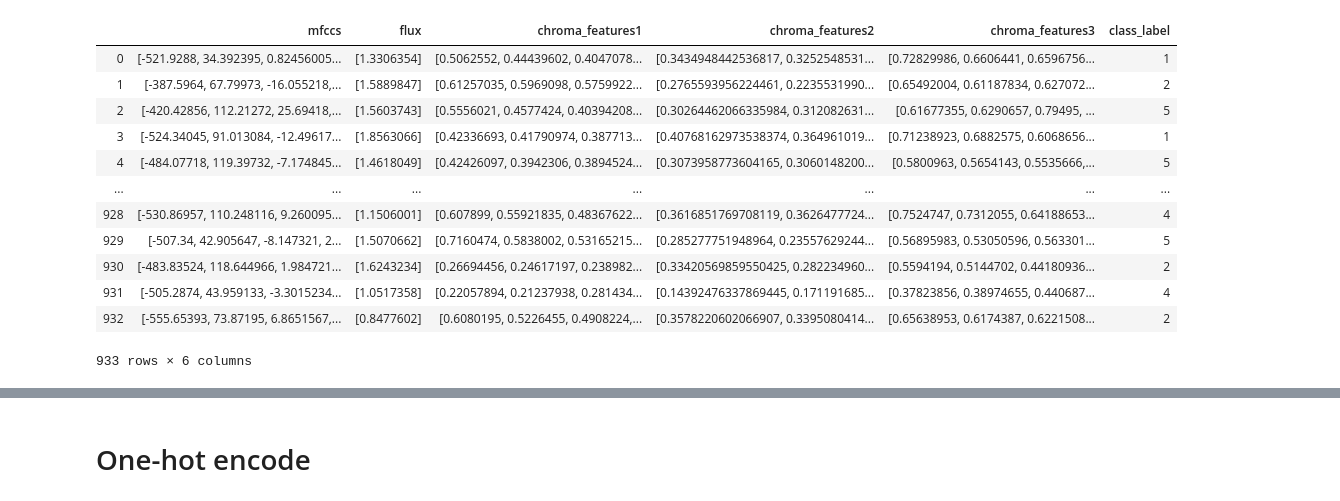
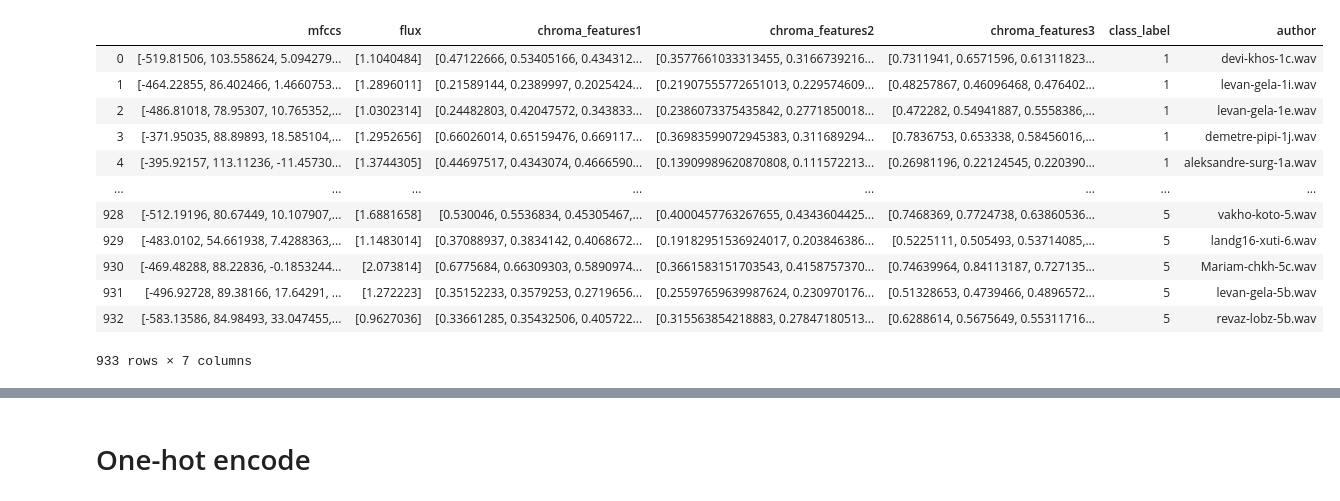
Before and after one commit to tbedi17/Number-Recognition-From-Audio-Files, a Jupyter notebook: train_and_test.ipynb, the cells around one changed output, grey strips where cells are left out. Cells and saved outputs as stored; diff of their text form; code cells hidden in the pictures.

```diff
--- a/train_and_test.ipynb
+++ b/train_and_test.ipynb
@@ -35,8 +35,9 @@ def get_all_features(folder):
             except Exception as e:
                 print("Extraction error")
                 continue
-            all_features.append(features +  [label + 1])
-    data = pd.DataFrame(all_features, columns=['mfccs', 'flux', 'chroma_features1', 'chroma_features2', 'chroma_features3', 'class_label'])
+            sub_strs= file_name.split('/')
+            all_features.append(features +  [label + 1]+[sub_strs[-1]])
+    data = pd.DataFrame(all_features, columns=['mfccs', 'flux', 'chroma_features1', 'chroma_features2', 'chroma_features3', 'class_label','author'])
     return data
 # %%
 def get_mfcc(audio, sr):
@@ -84,21 +85,21 @@ def get_pitch(audio, sr):
 # %%
 data = get_all_features('data')
 # %%
-data = data.sample(frac=1).reset_index(drop=True)
+# data = data.sample(frac=1).reset_index(drop=True)
 data
 # %% [output]
-|  | mfccs | flux | chroma_features1 | chroma_features2 | chroma_features3 | class_label |
-| 0 | [-521.9288, 34.392395, 0.82456005... | [1.3306354] | [0.5062552, 0.44439602, 0.4047078... | [0.3434948442536817, 0.3252548531... | [0.72829986, 0.6606441, 0.6596756... | 1 |
-| 1 | [-387.5964, 67.79973, -16.055218,... | [1.5889847] | [0.61257035, 0.5969098, 0.5759922... | [0.2765593956224461, 0.2235531990... | [0.65492004, 0.61187834, 0.627072... | 2 |
-| 2 | [-420.42856, 112.21272, 25.69418,... | [1.5603743] | [0.5556021, 0.4577424, 0.40394208... | [0.30264462066335984, 0.312082631... | [0.61677355, 0.6290657, 0.79495, ... | 5 |
-| 3 | [-524.34045, 91.013084, -12.49617... | [1.8563066] | [0.42336693, 0.41790974, 0.387713... | [0.40768162973538374, 0.364961019... | [0.71238923, 0.6882575, 0.6068656... | 1 |
-| 4 | [-484.07718, 119.39732, -7.174845... | [1.4618049] | [0.42426097, 0.3942306, 0.3894524... | [0.3073958773604165, 0.3060148200... | [0.5800963, 0.5654143, 0.5535666,... | 5 |
-| ... | ... | ... | ... | ... | ... | ... |
-| 928 | [-530.86957, 110.248116, 9.260095... | [1.1506001] | [0.607899, 0.55921835, 0.48367622... | [0.3616851769708119, 0.3626477724... | [0.7524747, 0.7312055, 0.64188653... | 4 |
-| 929 | [-507.34, 42.905647, -8.147321, 2... | [1.5070662] | [0.7160474, 0.5838002, 0.53165215... | [0.285277751948964, 0.23557629244... | [0.56895983, 0.53050596, 0.563301... | 5 |
-| 930 | [-483.83524, 118.644966, 1.984721... | [1.6243234] | [0.26694456, 0.24617197, 0.238982... | [0.33420569859550425, 0.282234960... | [0.5594194, 0.5144702, 0.44180936... | 2 |
-| 931 | [-505.2874, 43.959133, -3.3015234... | [1.0517358] | [0.22057894, 0.21237938, 0.281434... | [0.14392476337869445, 0.171191685... | [0.37823856, 0.38974655, 0.440687... | 4 |
-| 932 | [-555.65393, 73.87195, 6.8651567,... | [0.8477602] | [0.6080195, 0.5226455, 0.4908224,... | [0.3578220602066907, 0.3395080414... | [0.65638953, 0.6174387, 0.6221508... | 2 |
+|  | mfccs | flux | chroma_features1 | chroma_features2 | chroma_features3 | class_label | author |
+| 0 | [-519.81506, 103.558624, 5.094279... | [1.1040484] | [0.47122666, 0.53405166, 0.434312... | [0.3577661033313455, 0.3166739216... | [0.7311941, 0.6571596, 0.61311823... | 1 | devi-khos-1c.wav |
+| 1 | [-464.22855, 86.402466, 1.4660753... | [1.2896011] | [0.21589144, 0.2389997, 0.2025424... | [0.21907555772651013, 0.229574609... | [0.48257867, 0.46096468, 0.476402... | 1 | levan-gela-1i.wav |
+| 2 | [-486.81018, 78.95307, 10.765352,... | [1.0302314] | [0.24482803, 0.42047572, 0.343833... | [0.2386073375435842, 0.2771850018... | [0.472282, 0.54941887, 0.5558386,... | 1 | levan-gela-1e.wav |
+| 3 | [-371.95035, 88.89893, 18.585104,... | [1.2952656] | [0.66026014, 0.65159476, 0.669117... | [0.36983599072945383, 0.311689294... | [0.7836753, 0.653338, 0.58456016,... | 1 | demetre-pipi-1j.wav |
+| 4 | [-395.92157, 113.11236, -11.45730... | [1.3744305] | [0.44697517, 0.4343074, 0.4666590... | [0.13909989620870808, 0.111572213... | [0.26981196, 0.22124545, 0.220390... | 1 | aleksandre-surg-1a.wav |
+| ... | ... | ... | ... | ... | ... | ... | ... |
+| 928 | [-512.19196, 80.67449, 10.107907,... | [1.6881658] | [0.530046, 0.5536834, 0.45305467,... | [0.4000457763267655, 0.4343604425... | [0.7468369, 0.7724738, 0.63860536... | 5 | vakho-koto-5.wav |
+| 929 | [-483.0102, 54.661938, 7.4288363,... | [1.1483014] | [0.37088937, 0.3834142, 0.4068672... | [0.19182951536924017, 0.203846386... | [0.5225111, 0.505493, 0.53714085,... | 5 | landg16-xuti-6.wav |
+| 930 | [-469.48288, 88.22836, -0.1853244... | [2.073814] | [0.6775684, 0.66309303, 0.5890974... | [0.3661583151703543, 0.4158757370... | [0.74639964, 0.84113187, 0.727135... | 5 | Mariam-chkh-5c.wav |
+| 931 | [-496.92728, 89.38166, 17.64291, ... | [1.272223] | [0.35152233, 0.3579253, 0.2719656... | [0.25597659639987624, 0.230970176... | [0.51328653, 0.4739466, 0.4896572... | 5 | levan-gela-5b.wav |
+| 932 | [-583.13586, 84.98493, 33.047455,... | [0.9627036] | [0.33661285, 0.35432506, 0.405722... | [0.315563854218883, 0.27847180513... | [0.6288614, 0.5675649, 0.55311716... | 5 | revaz-lobz-5b.wav |
-933 rows × 6 columns
+933 rows × 7 columns
 # %%
 test_data = get_all_features('test')
```
Also changed, not shown: parts of 14 cells of this notebook, 1 other file.
